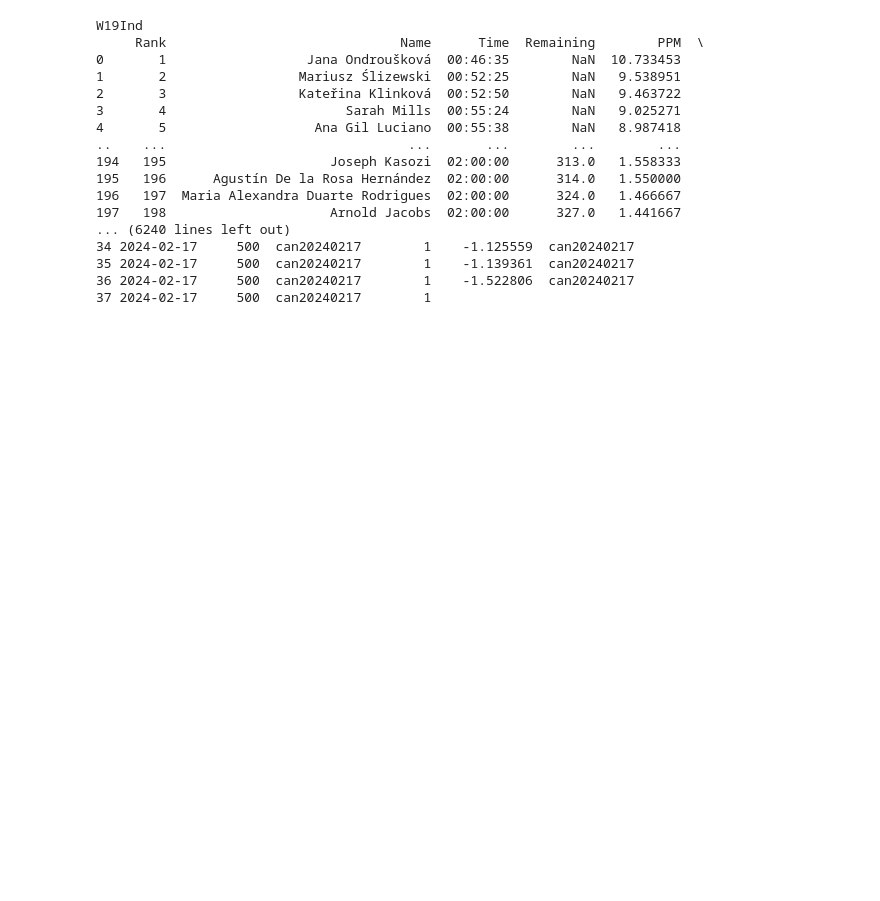
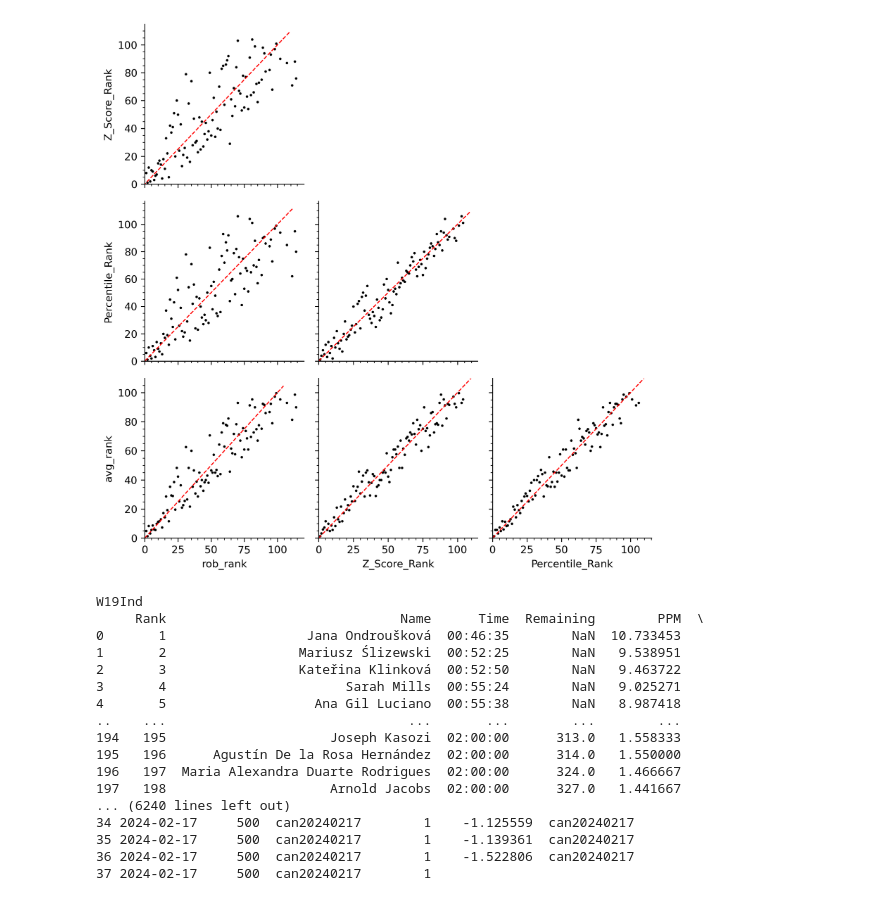
Before and after one commit to JacobPilawa/puzzleboard, a Jupyter notebook: scratchwork.ipynb, the cells around one changed output. Saved outputs shown, nothing was run; the diff lists cells and outputs as text; code cells hidden in the pictures; blank space fills up the shorter version.

```diff
--- a/scratchwork.ipynb
+++ b/scratchwork.ipynb
@@ -0,0 +1,9 @@
+# %%
+import pandas as pd
+import matplotlib.pyplot as plt
+import numpy as np
+import re
+import seaborn as sns
+
+
+data = pd.read_pickle('./data/250519_scape_with_event_names.pkl')
@@ -0,0 +145,2 @@
+# %%
+styled_df, results = compute_speed_puzzle_rankings(data, min_puzzles=10, min_event_attempts=1, weighted=False)
@@ -1,3 +173,45 @@
+# %%
+
+
+# Create the pairplot with black dots and disable default diagonal histograms
+g = sns.pairplot(
+    results.drop(columns=['Total_Puzzles']),
+    plot_kws={'color': 'black', 's': 5, 'edgecolor':None},  # simple black dots, smaller size
+    diag_kind=None,  # turn off histograms on the l
+    corner=True,
+)
+
+g.fig.set_size_inches(10, 10)  # width, height in inches
+g.fig.set_dpi(300)             # dots per inch (higher = better quality)
+
+# Add 1-to-1 lines to the visible lower triangle scatter plots
+for i in range(len(g.axes)):
+    for j in range(len(g.axes)):
+        if i > j:  # lower triangle only
+            ax = g.axes[i, j]
+            limits = [
+                max(ax.get_xlim()[0], ax.get_ylim()[0]),
+                min(ax.get_xlim()[1], ax.get_ylim()[1])
+            ]
+            ax.plot(limits, limits, ls='--', color='red', lw=1)
+            # ax.set_xlim(ax.get_xlim())
+            # ax.set_ylim(ax.get_ylim())
+            ax.set_xlim(0,None)
+            ax.set_ylim(0,None)
+
+for ax in g.axes.flat:
+    if ax is not None:
+        ax.minorticks_on()  # <-- enable minor ticks
+
+for i in range(len(g.axes)):
+        ax = g.axes[i, i]
+        ax.set_visible(False)
+
+
+plt.tight_layout()
+plt.show()
+# %% [output]
+[figure, added]
 # %%
 import datetime
 import streamlit as st
```
Also changed, not shown: parts of 3 cells of this notebook, 4 other files.
